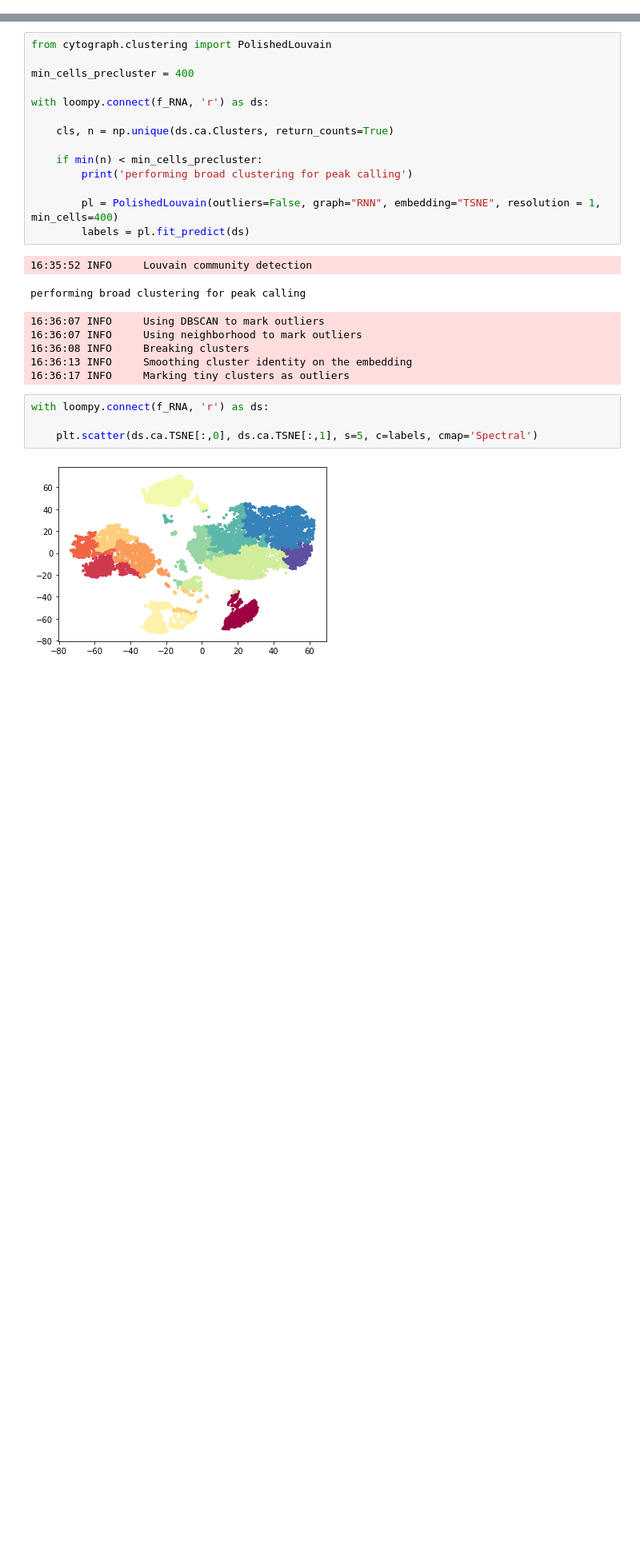
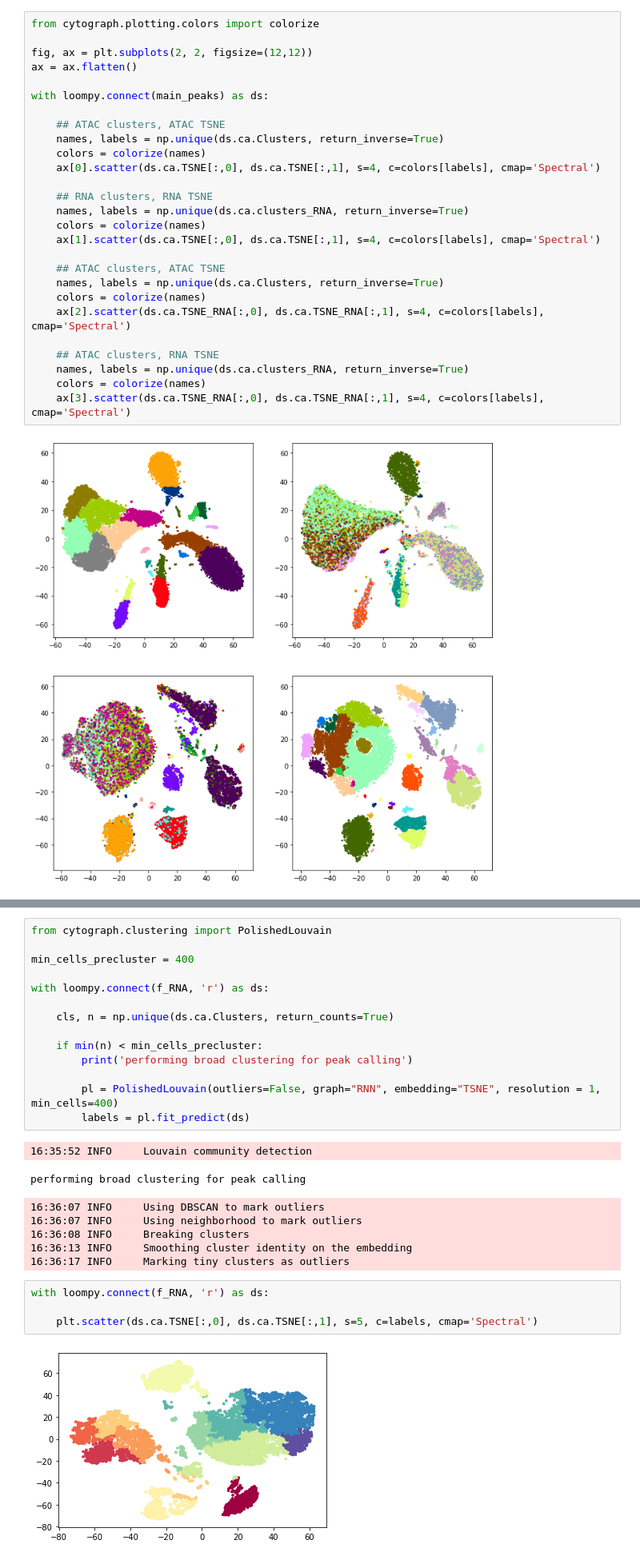
Before and after one commit to linnarsson-lab/chromograph, a Jupyter notebook: notebooks/Kim_multiome.ipynb, the cells around one changed output, grey strips where cells are left out. Shown at 80% size. Drawn from its saved outputs; the diff is of its cells as text; blank space fills up the shorter version.

```diff
--- a/notebooks/Kim_multiome.ipynb
+++ b/notebooks/Kim_multiome.ipynb
@@ -22,0 +137,29 @@ with loompy.connect(f) as ds:
+# %%
+from cytograph.plotting.colors import colorize
+
+fig, ax = plt.subplots(2, 2, figsize=(12,12))
+ax = ax.flatten()
+
+with loompy.connect(main_peaks) as ds:
+
+    ## ATAC clusters, ATAC TSNE
+    names, labels = np.unique(ds.ca.Clusters, return_inverse=True)
+    colors = colorize(names)
+    ax[0].scatter(ds.ca.TSNE[:,0], ds.ca.TSNE[:,1], s=4, c=colors[labels], cmap='Spectral')
+
+    ## RNA clusters, RNA TSNE
+    names, labels = np.unique(ds.ca.clusters_RNA, return_inverse=True)
+    colors = colorize(names)
+    ax[1].scatter(ds.ca.TSNE[:,0], ds.ca.TSNE[:,1], s=4, c=colors[labels], cmap='Spectral')
+
+    ## ATAC clusters, ATAC TSNE
+    names, labels = np.unique(ds.ca.Clusters, return_inverse=True)
+    colors = colorize(names)
+    ax[2].scatter(ds.ca.TSNE_RNA[:,0], ds.ca.TSNE_RNA[:,1], s=4, c=colors[labels], cmap='Spectral')
+
+    ## ATAC clusters, RNA TSNE
+    names, labels = np.unique(ds.ca.clusters_RNA, return_inverse=True)
+    colors = colorize(names)
+    ax[3].scatter(ds.ca.TSNE_RNA[:,0], ds.ca.TSNE_RNA[:,1], s=4, c=colors[labels], cmap='Spectral')
+# %% [output]
+[figure, added]
```
Also changed, not shown: parts of 28 cells of this notebook, 28 other files.
